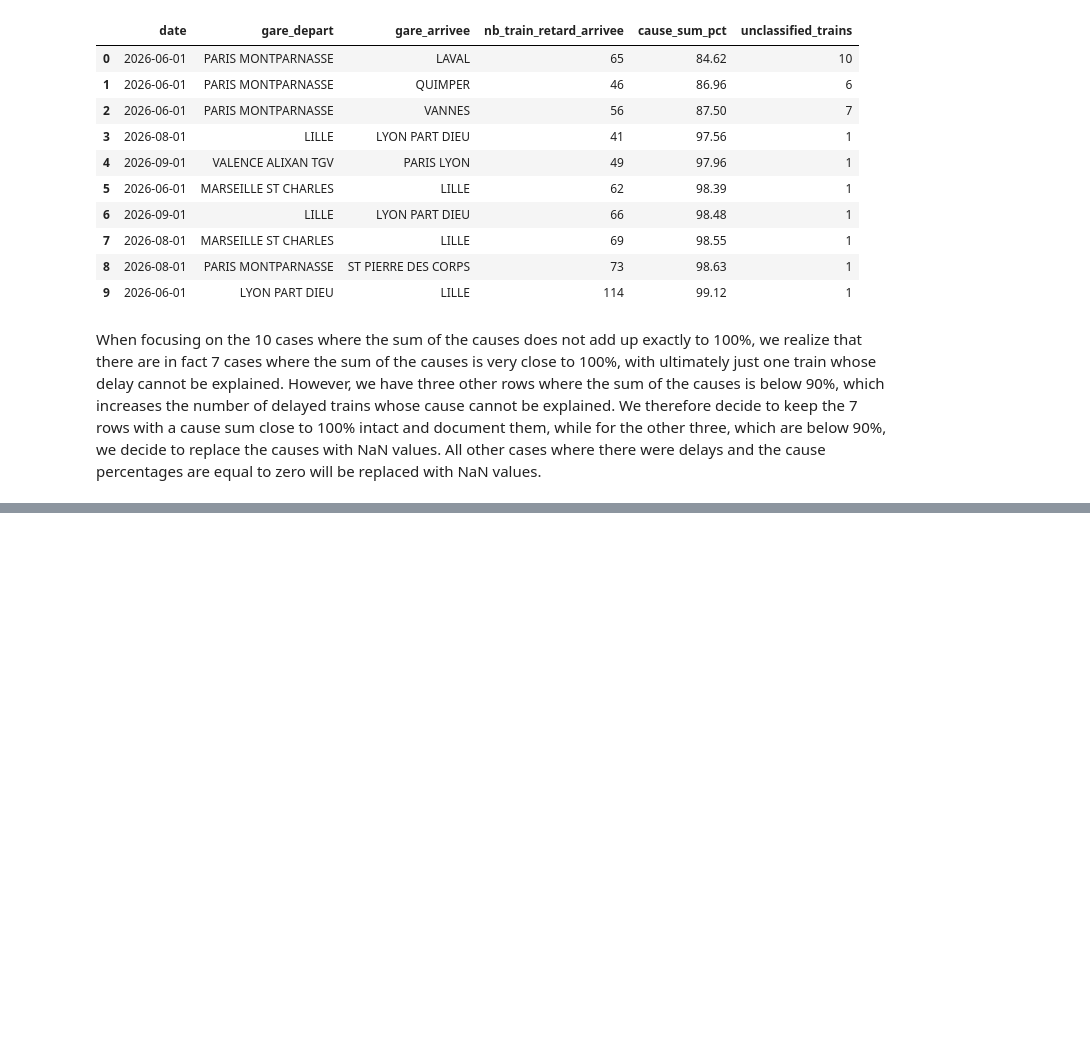
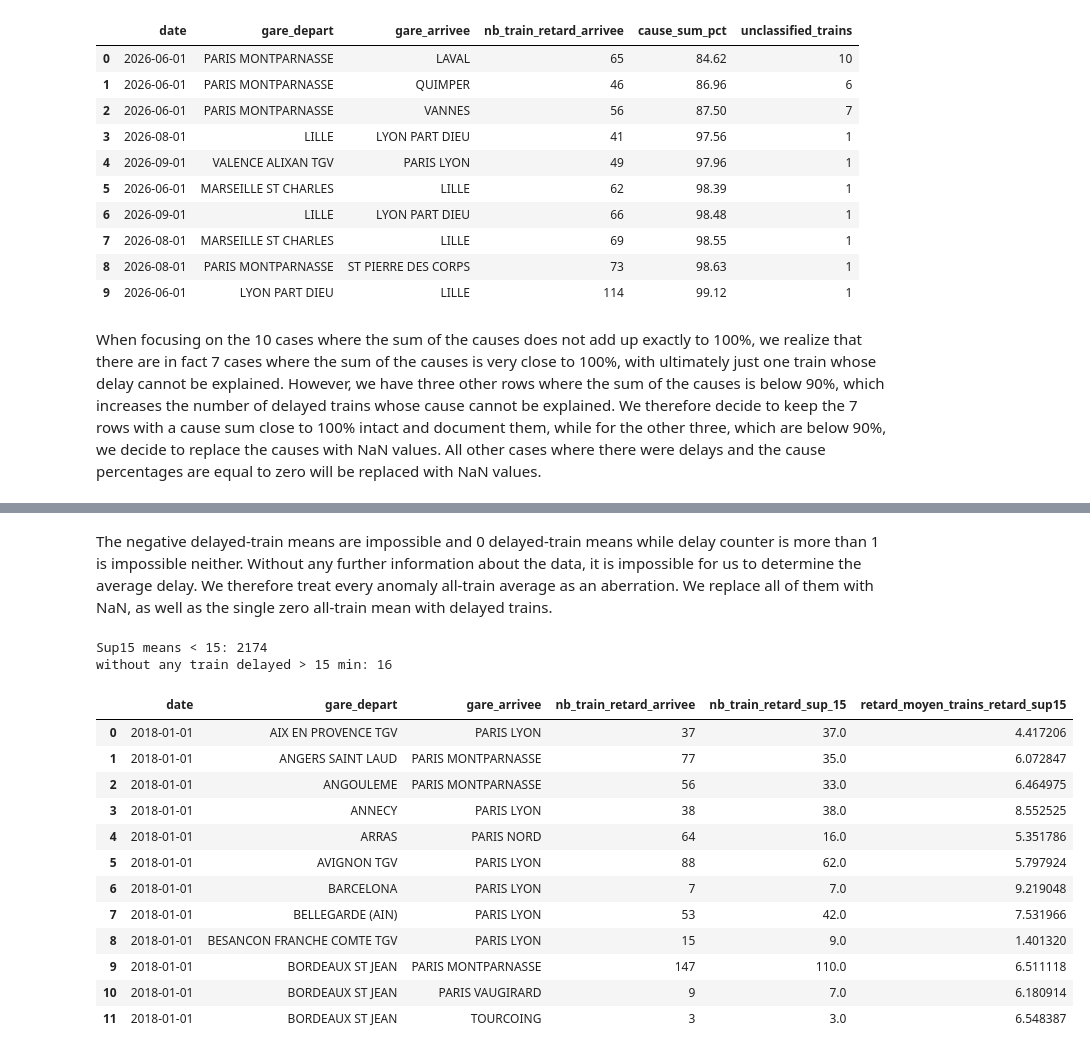
Before and after one commit to FaureArm/IA700_Project, a Jupyter notebook: notebooks/EDA.ipynb, the cells around one changed output, grey strips where cells are left out. Cells and saved outputs as stored; diff of their text form; code cells hidden in the pictures; blank space fills up the shorter version.

```diff
--- a/notebooks/EDA.ipynb
+++ b/notebooks/EDA.ipynb
@@ -546,0 +632,37 @@ kept_incomplete = (delayed > 0) & known_causes & ~complete
+# %% [markdown]
+The negative delayed-train means are impossible and 0 delayed-train means while delay counter is more than 1 is impossible neither. Without any further information about the data, it is impossible for us to determine the average delay. We therefore treat every anomaly all-train average as an aberration. We replace all of them with NaN, as well as the single zero all-train mean with delayed trains.
+# %%
+# Constraints on the mean delay of the trains late > 15 min.
+mask_sup15_floor = (df["nb_train_retard_sup_15"] > 0) & (df["retard_moyen_trains_retard_sup15"] < 15)
+mask_sup15_missing = (df["nb_train_retard_sup_15"] == 0) & (df["retard_moyen_trains_retard_sup15"] != 0)
+
+print("Sup15 means < 15:", int((df[ "retard_moyen_trains_retard_sup15"] < 15).sum()))
+print("without any train delayed > 15 min:", int(mask_sup15_missing.sum()))
+
+anomalies_sup15 = df[mask_sup15_floor | mask_sup15_missing]
+anomalies_sup15[
+    [
+        "date",
+        "gare_depart",
+        "gare_arrivee",
+        "nb_train_retard_arrivee",
+        "nb_train_retard_sup_15",
+         "retard_moyen_trains_retard_sup15",
+    ]
+].head(12)
+# %% [output]
+Sup15 means < 15: 2174
+without any train delayed > 15 min: 16
+|  | date | gare_depart | gare_arrivee | nb_train_retard_arrivee | nb_train_retard_sup_15 | retard_moyen_trains_retard_sup15 |
+| 0 | 2018-01-01 | AIX EN PROVENCE TGV | PARIS LYON | 37 | 37.0 | 4.417206 |
+| 1 | 2018-01-01 | ANGERS SAINT LAUD | PARIS MONTPARNASSE | 77 | 35.0 | 6.072847 |
+| 2 | 2018-01-01 | ANGOULEME | PARIS MONTPARNASSE | 56 | 33.0 | 6.464975 |
+| 3 | 2018-01-01 | ANNECY | PARIS LYON | 38 | 38.0 | 8.552525 |
+| 4 | 2018-01-01 | ARRAS | PARIS NORD | 64 | 16.0 | 5.351786 |
+| 5 | 2018-01-01 | AVIGNON TGV | PARIS LYON | 88 | 62.0 | 5.797924 |
+| 6 | 2018-01-01 | BARCELONA | PARIS LYON | 7 | 7.0 | 9.219048 |
+| 7 | 2018-01-01 | BELLEGARDE (AIN) | PARIS LYON | 53 | 42.0 | 7.531966 |
+| 8 | 2018-01-01 | BESANCON FRANCHE COMTE TGV | PARIS LYON | 15 | 9.0 | 1.401320 |
+| 9 | 2018-01-01 | BORDEAUX ST JEAN | PARIS MONTPARNASSE | 147 | 110.0 | 6.511118 |
+| 10 | 2018-01-01 | BORDEAUX ST JEAN | PARIS VAUGIRARD | 9 | 7.0 | 6.180914 |
+| 11 | 2018-01-01 | BORDEAUX ST JEAN | TOURCOING | 3 | 3.0 | 6.548387 |
```
Also changed, not shown: parts of 10 cells of this notebook.
